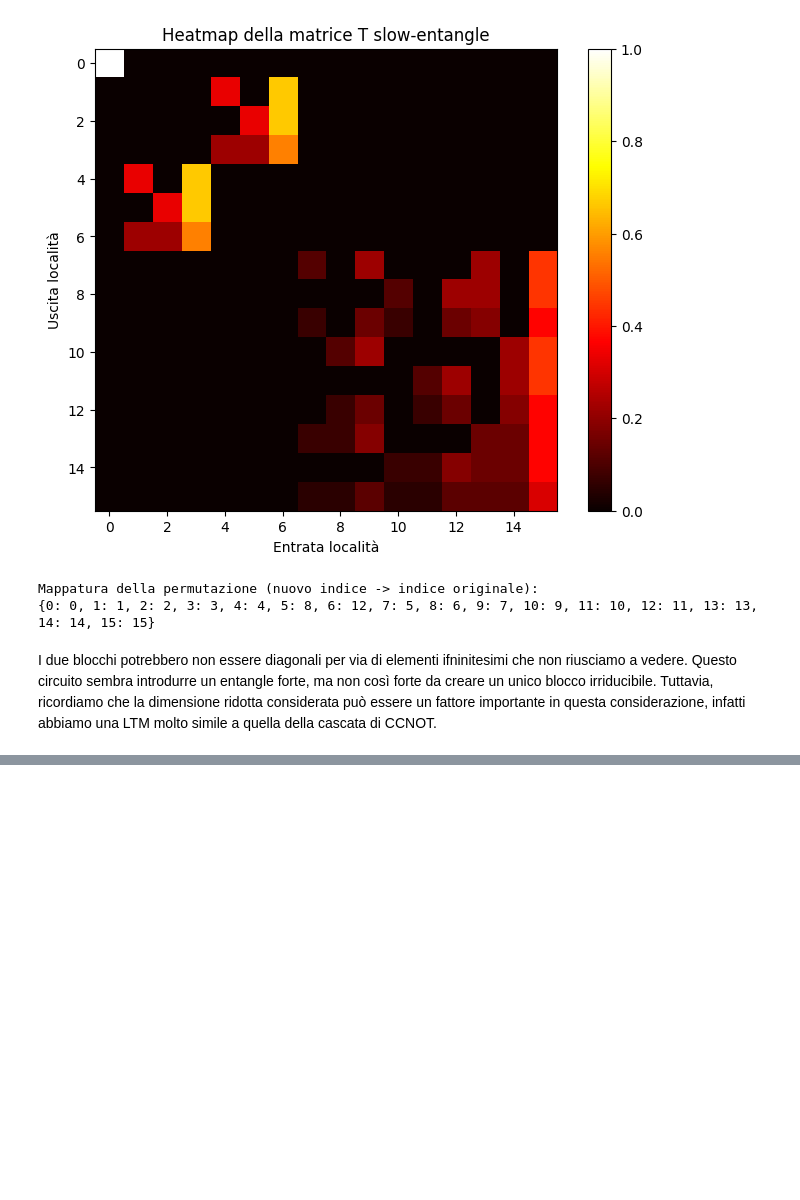
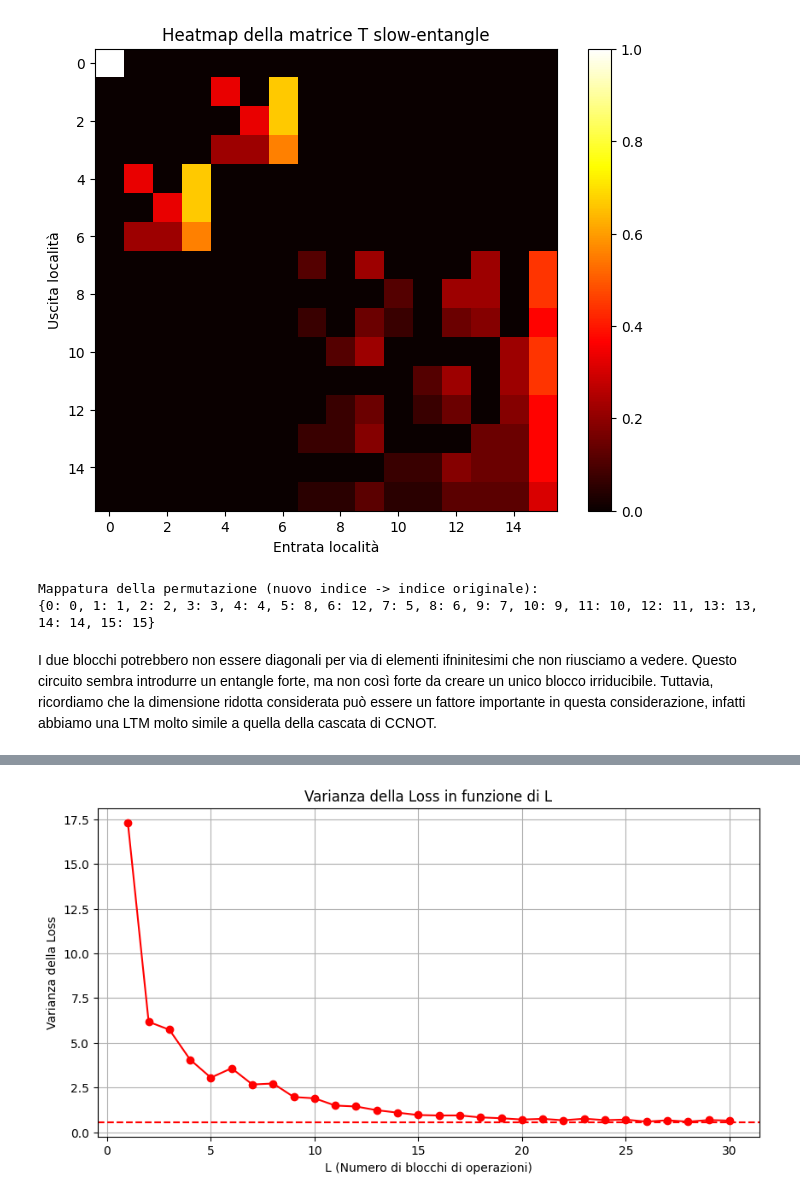
Before and after one commit to sebastianopian/QC.exam, a Jupyter notebook: 00_program final.ipynb, the cells around one changed output, grey strips where cells are left out. Saved outputs shown, nothing was run; the diff lists cells and outputs as text; code cells hidden in the pictures; blank space fills up the shorter version.

```diff
--- a/00_program final.ipynb
+++ b/00_program final.ipynb
@@ -886,21 +914,22 @@ Mappatura della permutazione (nuovo indice -> indice originale):
 I due blocchi potrebbero non essere diagonali per via di elementi ifninitesimi che non riusciamo a vedere.
 Questo circuito sembra introdurre un entangle forte, ma non così forte da creare un unico blocco irriducibile. Tuttavia, ricordiamo che la dimensione ridotta considerata può essere un fattore importante in questa considerazione, infatti abbiamo una LTM molto simile a quella della cascata di CCNOT.
 # %%
+from inspect import trace
+import numpy as np
+import itertools
+import matplotlib.pyplot as plt
+from collections import defaultdict
+from scipy.sparse.csgraph import connected_components
 import qiskit as qc
 from qiskit_aer import Aer
 import numpy as np
 from qiskit import QuantumCircuit
-from qiskit.quantum_info import DensityMatrix, SparsePauliOp
-import matplotlib.pyplot as plt
-import itertools
-import matplotlib.pyplot as plt
-from collections import defaultdict
-from scipy.sparse.csgraph import connected_components
-from functools import reduce
-from qiskit.circuit import Gate
+from qiskit.quantum_info import DensityMatrix, SparsePauliOp, Operator
 
-n=10
-shots = 20  # Numero di esecuzioni
+
+# Parametri
+n=4
+shots = 1000 # Numero di esecuzioni
 L_values_range = 25  # Numero massimo di blocchi di operazioni
 p = 0.1  # Probabilità di applicare lo stato GHZ
 h = 1  # Coefficiente nell'Hamiltoniano
@@ -910,6 +939,7 @@ def generate_random_parameters(n):
     return 2 * np.pi * np.random.rand(2 * n)
 
 # Funzione per mescolare rho con lo stato GHZ
+
 def rho_noise(p, rho):
     rho_ghz = np.zeros_like(rho)
     rho_ghz[0, 0] = 0.5
@@ -920,33 +950,30 @@ def rho_noise(p, rho):
 
 # Funzione per costruire il circuito e applicare il rumore
 def circuit_with_noise(n, p, L):
-
     circuit = QuantumCircuit(n)
     rho = DensityMatrix.from_instruction(circuit).data  # Matrice densità iniziale
+    # Applica rotazioni casuali
+    parameters = generate_random_parameters(n)
+    for i in range(n):
+      circuit.rx(parameters[2 * i], i)
+      circuit.rz(parameters[2 * i + 1], i)
+    circuit.cx(0,1)
+    circuit.cx(3,2)
+    circuit.swap(0,2)
+    circuit.swap(3,1)
 
+    W=np.array(qc.quantum_info.Operator(circuit))
     for _ in range(L):
-        # Applica rotazioni casuali
-        parameters = generate_random_parameters(n)
+      # Evoluzione dello stato
+      rho = W @ rho @ W.conj().T
+      rho = rho_noise(p, rho)
+    return rho
 
-        circuit.cx(0,1)
-
-        for i in range(n):
-           circuit.rx(parameters[2 * i], i)
-           circuit.rz(parameters[2 * i + 1], i)
-
-        circuit.cx(0,1)
-        circuit.cx(3,2)
-        circuit.swap(0,2)
-        circuit.swap(3,1)
-        circuit.cx(4,5)
-        circuit.cx(7,6)
-        circuit.swap(4,6)
-        circuit.swap(7,4)
-
-        # Evoluzione dello stato
-        rho = DensityMatrix.from_instruction(circuit)
-        rho = rho_noise(p, rho)
-    return rho
+    W=np.array(qc.quantum_info.Operator(circuit))
+    for _ in range(L):# Evoluzione dello stato
+        rho1 = W @ rho1 @ W.conj().T
+        rho1 = rho_noise(p, rho1)
+    return rho1
 
 # Creazione dell'Hamiltoniano W
 pauli_strings = []
@@ -966,7 +993,6 @@ W = SparsePauliOp(pauli_strings, coeffs=np.array(coefficients))
 
 # Lista per memorizzare i valori di L
 L_values_all = {L: [] for L in range(1, L_values_range + 1)}
-L_values_all1 = {L: [] for L in range(1, L_values_range + 1)}
 
 for L in range(1, L_values_range + 1):
     L_values_shots = []
@@ -995,8 +1021,23 @@ plt.plot(L_range, var_values, marker='o', linestyle='-', color='r')
 plt.xlabel('L (Numero di blocchi di operazioni)')
 plt.ylabel('Varianza della Loss')
 plt.title('Varianza della Loss in funzione di L')
-plt.axhline(y=5.33*(p**2), color='r', linestyle='--', label="V_inf")
+plt.axhline(y=10*5.33*p**2, color='r', linestyle='--', label="Linea orizzontale")
 plt.grid(True)
+plt.show()
+
+var_values_array = np.array(list(L_variances.values()), dtype=float)
+# Sottrazione corretta
+var_values_log = var_values_array - (10 * 5.33 * p**2)
+
+# Plot con scala logaritmica
+plt.figure(figsize=(10, 5))
+plt.yscale('log')
+plt.plot(L_range, var_values_log, marker='o', linestyle='-', color='r', label='Varianza corretta')
+plt.xlabel('L (Numero di blocchi di operazioni)')
+plt.ylabel('Varianza della Loss')
+plt.title('Varianza della Loss in funzione di L')
+plt.grid(True, which="both", linestyle="--")
+plt.legend()
 plt.show()
 
 p_values = np.linspace(0.05, 0.5, 20)
@@ -1004,24 +1045,21 @@ p_values = np.linspace(0.05, 0.5, 20)
 for p in p_values:
     L_values_shots = []
     for _ in range(shots):
-        rho = circuit_with_noise(n, p, L_values_range)
-        rho1=circuit_with_noise_slow(n,p, L_values_range)  # Stato con rumore
+        rho = circuit_with_noise(n, p, L_values_range) # Stato con rumore
         W_matrix = W.to_matrix()
-        L_value = np.trace(W_matrix @ rho.data) # Loss
+        L_value = np.trace(W_matrix @ rho.data)
         L_values_shots.append(L_value)
-        L_values_shots1.append(L_value1)
     L_values_all[p] = L_values_shots
 
 L_means = {p: np.mean(L_values_all[p]) for p in p_values}
 L_variances = {p: np.var(L_values_all[p]) for p in p_values}
+
 var_values = list(L_variances.values())
 L_values = list(L_means.values())
-y = 5.3*(p_values)**2 + (p_values/(2-p_values))*5.29
 
 # Plot della varianza in funzione di p
 plt.figure(figsize=(10, 5))
 plt.plot(p_values, var_values, marker='o', linestyle='-', color='r')
-plt.plot(p_values, y, marker='', linestyle='--', color='r')
 plt.xlabel('p')
 plt.ylabel('Varianza della Loss')
 plt.title(f'Varianza della Loss in funzione di p (L={L_values_range})')
@@ -1031 +1072,2 @@ plt.show()
 KeyboardInterrupt:
+[figure, added]
```
Also changed, not shown: parts of 5 cells of this notebook, 10 other files.
